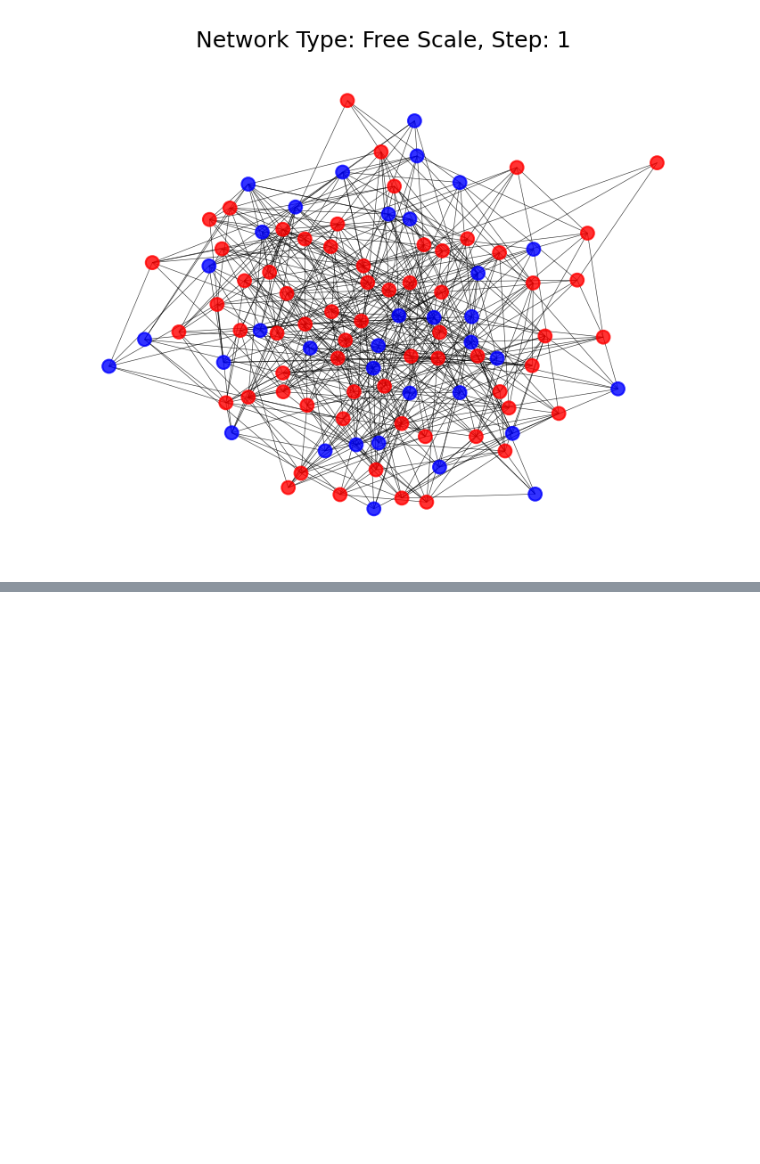
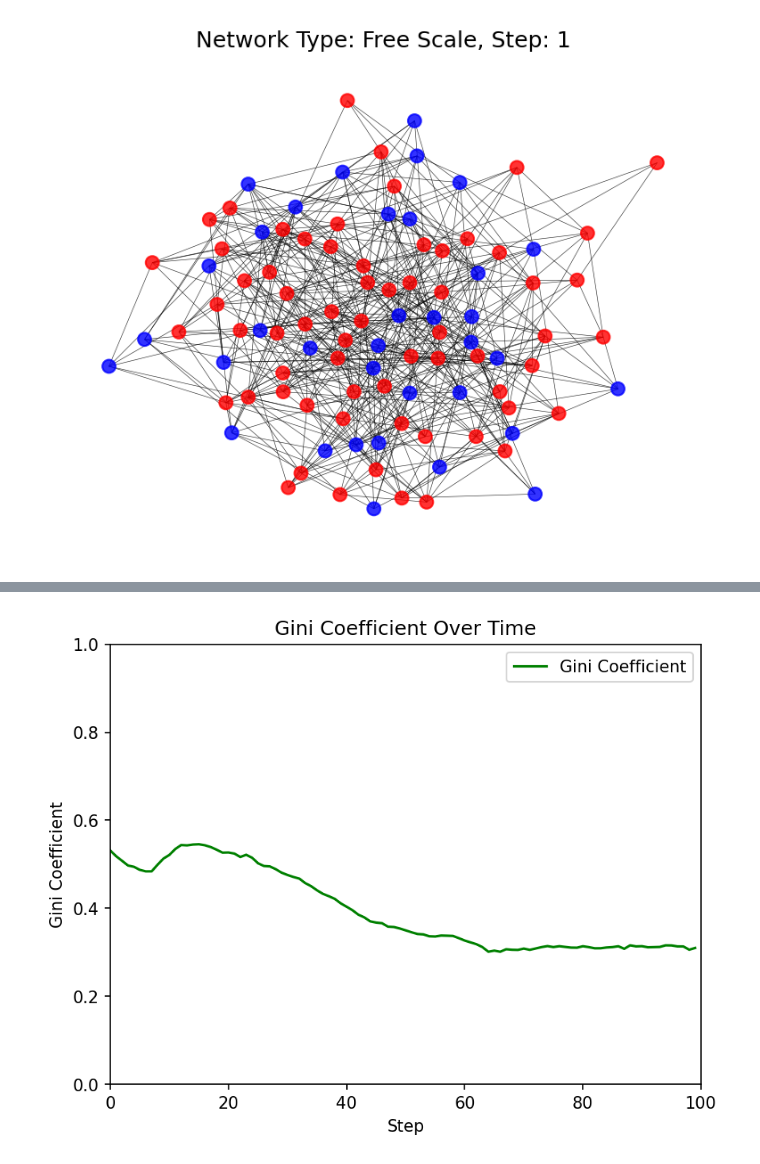
Before and after one commit to pollockDeVis/sfi_hw_normal_change, a Jupyter notebook: combined_model.ipynb, the cells around one changed output, grey strips where cells are left out. Cells and saved outputs as stored; diff of their text form; code cells hidden in the pictures; blank space fills up the shorter version.

```diff
--- a/combined_model.ipynb
+++ b/combined_model.ipynb
@@ -1068,0 +1082,35 @@ plt.show()
+# %%
+import matplotlib.pyplot as plt
+import matplotlib.animation as animation
+import pandas as pd
+
+# Assuming model.datacollector.get_model_vars_dataframe() gives the required data
+# For the purpose of this implementation, we will simulate some sample data
+
+# Sample Gini coefficient data creation, replace this with your actual data
+
+# Function to update plot
+def update_gini_plot(i):
+    ax.clear()
+    ax.plot(gini.index[:i+1], gini[:i+1], label='Gini Coefficient', color='green')
+    ax.set_ylim(0, 1)
+    ax.set_xlim(0, timesteps)
+    ax.set_xlabel('Step')
+    ax.set_ylabel('Gini Coefficient')
+    ax.set_title('Gini Coefficient Over Time')
+    ax.legend(loc='upper right')
+
+# Create a figure and axis for the plot
+fig, ax = plt.subplots(dpi=150)
+
+# Create the animation
+fps = 10  # Frames per second
+ani = animation.FuncAnimation(fig, update_gini_plot, frames=timesteps, interval=1000/fps)
+
+# Save the animation as a gif
+ani.save('gini_time_series.gif', writer='pillow', fps=fps)
+
+# Display the final plot
+plt.show()
+# %% [output]
+[figure, added]
```
Also changed, not shown: parts of 5 cells of this notebook, 3 other files.
